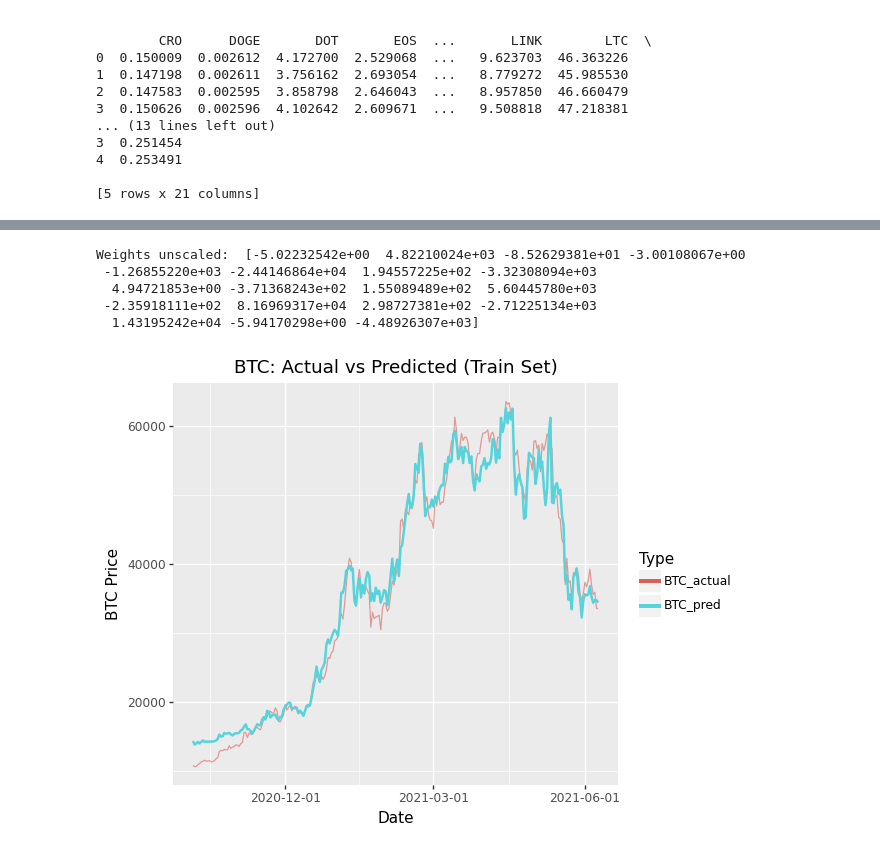
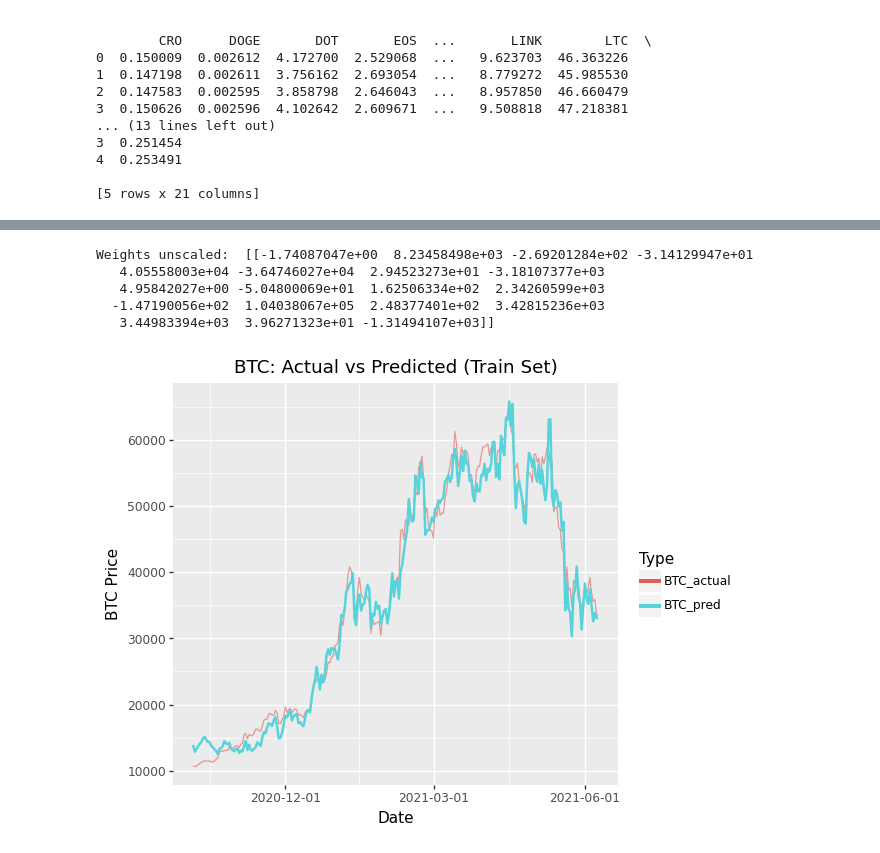
Before and after one commit to psmith2003/Synthetic-Statistical-Arbitrage, a Jupyter notebook: gradient_weights.ipynb, the cells around one changed output, grey strips where cells are left out. Drawn from its saved outputs; the diff is of its cells as text; code cells hidden in the pictures.

```diff
--- a/gradient_weights.ipynb
+++ b/gradient_weights.ipynb
@@ -98,19 +122,22 @@ class LinearRegressionModel(nn.Module):
     def forward(self, x):
         return self.linear(x) # no activation function, just linear
 
-model = LinearRegressionModel(X.shape[1])
+model = LinearRegressionModel(X.shape[1]).to(device)
 # %%
 # Training Setup
-optimizer = torch.optim.Adam(model.parameters(), lr=0.01, weight_decay=0.001)
+optimizer = torch.optim.Adam(model.parameters(), lr=0.01)
 criterion = nn.MSELoss()
 # %%
 # Training Loop
-epochs = 100
+epochs = 1000
 # Define fractions per epoch (repeat if epochs > 9)
-fractions = [1.0]*30 + [0.5]*30 + [0.25]*40
+fractions = [1.0]*200 + [0.5]*400 + [0.25]*400
 if epochs > len(fractions):
     # Extend the last fraction for remaining epochs
     fractions += [fractions[-1]]*(epochs - len(fractions))
+
+# Put model on device
+model.to(device)
 
 for epoch in range(epochs):
     # Determine fraction for this epoch
@@ -128,6 +155,7 @@ for epoch in range(epochs):
     model.train()
     train_loss = 0
     for X_batch, y_batch in train_loader_epoch:
+        X_batch, y_batch = X_batch.to(device), y_batch.to(device)
         optimizer.zero_grad()
         outputs = model(X_batch)
         loss = criterion(outputs, y_batch)
@@ -144,6 +172,7 @@ for epoch in range(epochs):
         test_loss = 0
         with torch.no_grad():
             for X_batch, y_batch in test_loader:
+                X_batch, y_batch = X_batch.to(device), y_batch.to(device)
                 test_outputs = model(X_batch)
                 loss = criterion(test_outputs, y_batch)
                 test_loss += loss.item() * X_batch.size(0)
@@ -164,53 +200,55 @@ Epoch [100/100], fraction=0.25, Train Loss: 0.0167, Test Loss: 0.0151
 # %%
 # Extract Weights
-raw_weights = model.linear.weight.detach().numpy().flatten()
+raw_weights = model.cpu().linear.weight.detach().numpy().flatten()
 
 # Rescale weights
-weights = raw_weights * scalar_y.scale_ / scalar_X.scale_
+weights = raw_weights * scalar_y.mean_ / scalar_X.mean_
 print("Weights unscaled: ", weights)
 # %% [output]
-Weights unscaled:  [-5.02232542e+00  4.82210024e+03 -8.52629381e+01 -3.00108067e+00
- -1.26855220e+03 -2.44146864e+04  1.94557225e+02 -3.32308094e+03
-  4.94721853e+00 -3.71368243e+02  1.55089489e+02  5.60445780e+03
- -2.35918111e+02  8.16969317e+04  2.98727381e+02 -2.71225134e+03
-  1.43195242e+04 -5.94170298e+00 -4.48926307e+03]
+Weights unscaled:  [[-1.74087047e+00  8.23458498e+03 -2.69201284e+02 -3.14129947e+01
+   4.05558003e+04 -3.64746027e+04  2.94523273e+01 -3.18107377e+03
+   4.95842027e+00 -5.04800069e+01  1.62506334e+02  2.34260599e+03
+  -1.47190056e+02  1.04038067e+05  2.48377401e+02  3.42815236e+03
+   3.44983394e+03  3.96271323e+01 -1.31494107e+03]]
 # %%
-# Predict on train
-model.eval()
-y_train_pred_list = []
+# Select only feature columns (exclude Date and target/base)
+X_cols = sec_wide.drop(columns=['Date', base])
 
-with torch.no_grad():
-    for X_batch, _ in train_loader:
-        y_pred_batch = model(X_batch)
-        y_train_pred_list.append(y_pred_batch)
+# Convert to NumPy for elementwise multiplication
+weighted_sum = (X_cols.values * weights).sum(axis=1)
 
-# Concatenate batches and inverse scale
-y_train_pred = torch.cat(y_train_pred_list, dim=0).numpy()
-y_train_pred_orig = scalar_y.inverse_transform(y_train_pred)
-y_train_orig = scalar_y.inverse_transform(y_train.numpy())
+# Put into DataFrame
+portfolio = pd.DataFrame({
+    'Date': sec_wide['Date'],
+    'Weighted_Sum': weighted_sum
+})
 
 # Plot
 df_plot_train = pd.DataFrame({
     'Date': sec_wide['Date'][:split_idx].reset_index(drop=True),
-    'BTC_actual': y_train_orig.flatten(),
-    'BTC_pred': y_train_pred_orig.flatten()
+    'BTC_actual': sec_wide[base].iloc[:split_idx].to_numpy().flatten(),
+    'BTC_pred': portfolio['Weighted_Sum'].iloc[:split_idx].to_numpy().flatten()
 })
 
-# Melt the DataFrame so we can map actual vs predicted to color
-df_melt_train = df_plot_train.melt(id_vars='Date', value_vars=['BTC_actual', 'BTC_pred'],
-                                   var_name='Type', value_name='BTC')
+# Melt for plotting
+df_melt_train = df_plot_train.melt(
+    id_vars='Date',
+    value_vars=['BTC_actual', 'BTC_pred'],
+    var_name='Type',
+    value_name='BTC'
+)
 
 # Plot with legend
 p_train = (
     ggplot(df_melt_train, aes(x='Date', y='BTC', color='Type')) +
-    geom_line(data=df_melt_train[df_melt_train['Type']=='BTC_actual'], alpha=0.6) +
-    geom_line(data=df_melt_train[df_melt_train['Type']=='BTC_pred'], size=1) +
+    geom_line(df_melt_train[df_melt_train['Type'] == 'BTC_actual'], alpha=0.6) +
+    geom_line(df_melt_train[df_melt_train['Type'] == 'BTC_pred'], size=1) +
     ggtitle('BTC: Actual vs Predicted (Train Set)') +
     xlab('Date') +
     ylab('BTC Price')
 )
 
 p_train.draw()
 # %% [output]
-[figure, old version]
+[figure, new version]
 # %%
```
Also changed, not shown: parts of 7 cells of this notebook.
